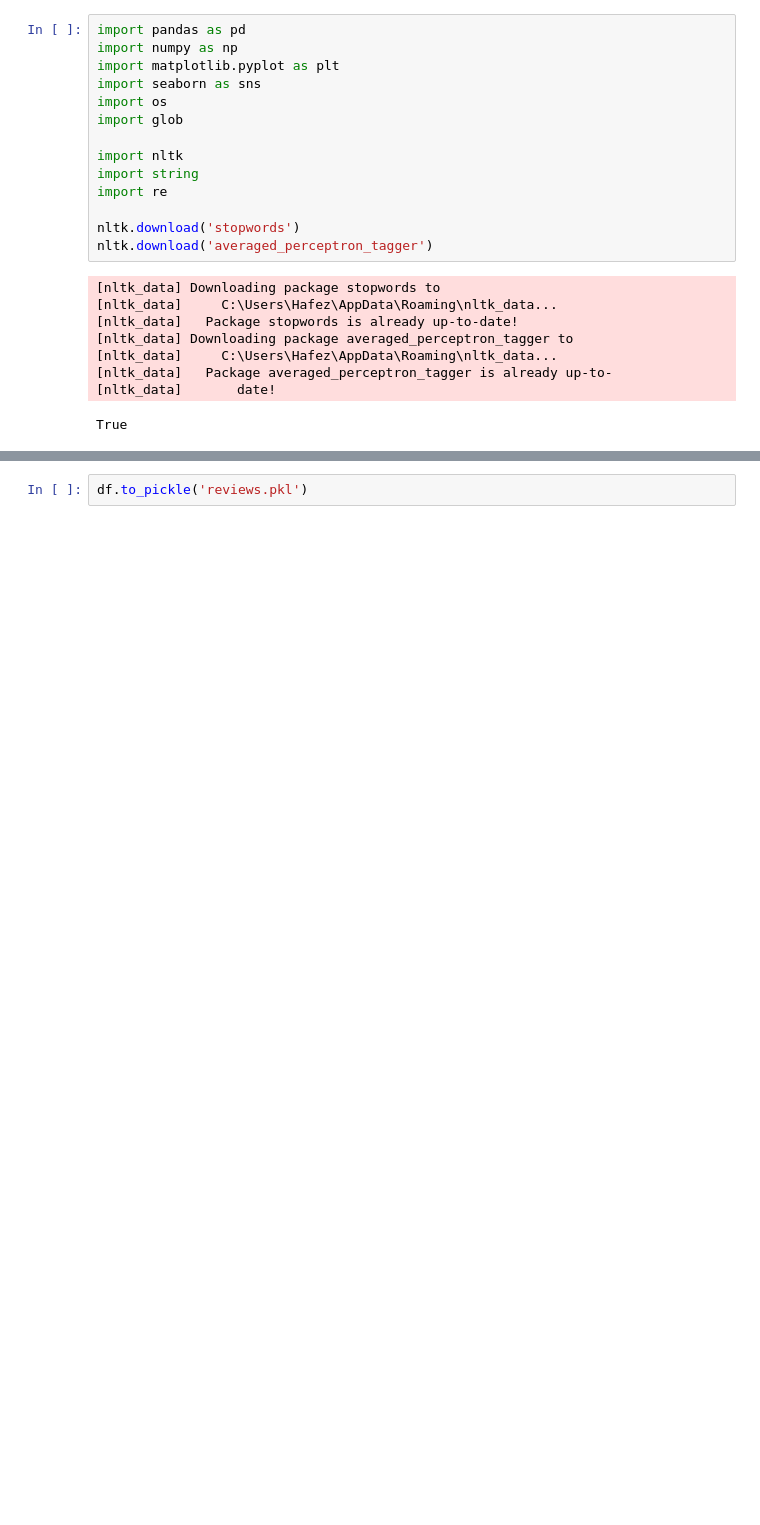
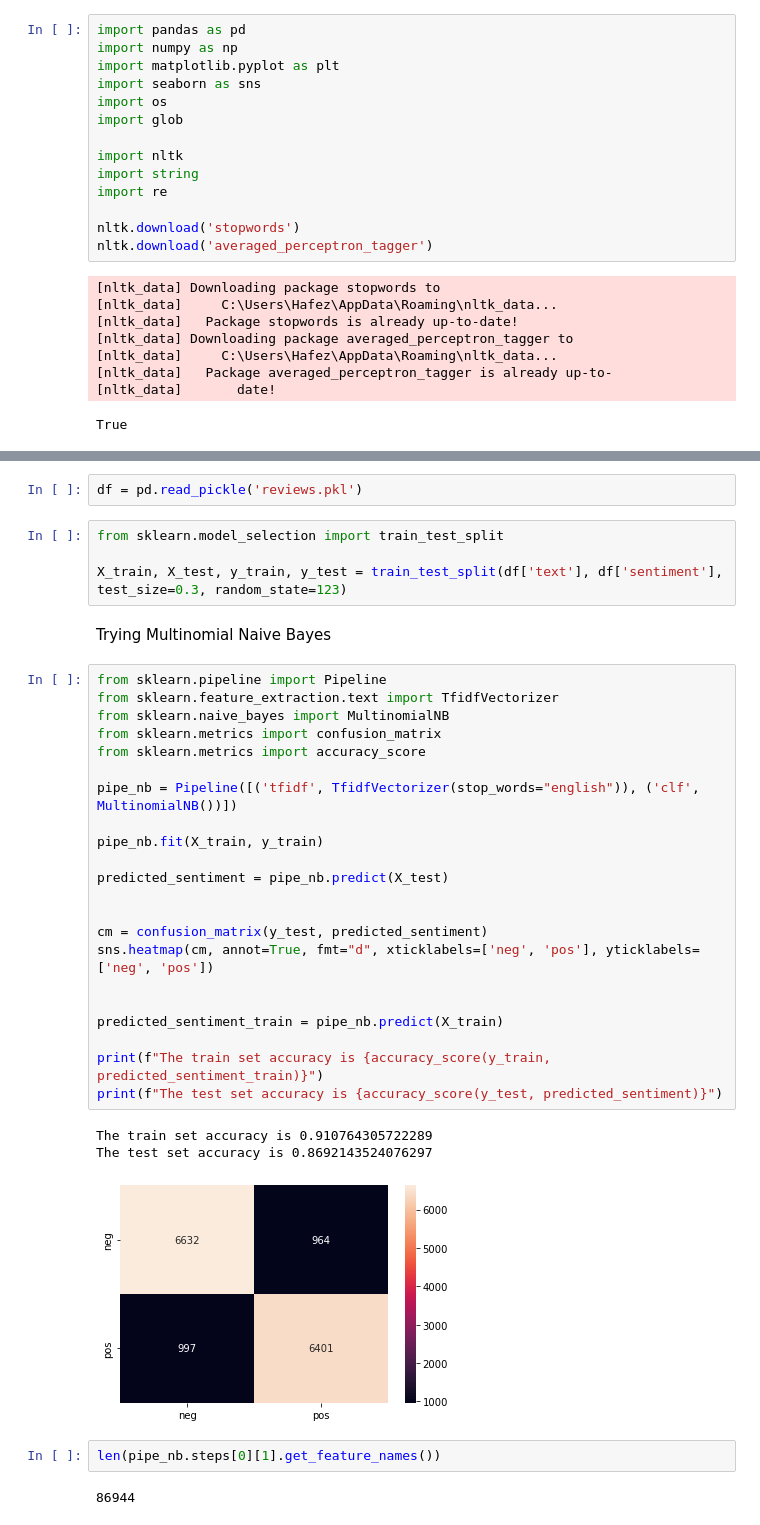
Before and after one commit to christesont/cs4448_finalproject, a Jupyter notebook: cs4448_finalproject.ipynb, the cells around one changed output, grey strips where cells are left out. Cells and saved outputs as stored; diff of their text form; blank space fills up the shorter version.

```diff
--- a/cs4448_finalproject.ipynb
+++ b/cs4448_finalproject.ipynb
@@ -102,2 +85,38 @@ See the caveats in the documentation: https://pandas.pydata.org/pandas-docs/stab
 # %%
-df.to_pickle('reviews.pkl')
+df = pd.read_pickle('reviews.pkl')
+# %%
+from sklearn.model_selection import train_test_split
+
+X_train, X_test, y_train, y_test = train_test_split(df['text'], df['sentiment'], test_size=0.3, random_state=123)
+# %% [markdown]
+Trying Multinomial Naive Bayes
+# %%
+from sklearn.pipeline import Pipeline
+from sklearn.feature_extraction.text import TfidfVectorizer
+from sklearn.naive_bayes import MultinomialNB
+from sklearn.metrics import confusion_matrix
+from sklearn.metrics import accuracy_score
+
+pipe_nb = Pipeline([('tfidf', TfidfVectorizer(stop_words="english")), ('clf', MultinomialNB())])
+
+pipe_nb.fit(X_train, y_train)
+
+predicted_sentiment = pipe_nb.predict(X_test)
+
+
+cm = confusion_matrix(y_test, predicted_sentiment)
+sns.heatmap(cm, annot=True, fmt="d", xticklabels=['neg', 'pos'], yticklabels=['neg', 'pos'])
+
+
+predicted_sentiment_train = pipe_nb.predict(X_train)
+
+print(f"The train set accuracy is {accuracy_score(y_train, predicted_sentiment_train)}")
+print(f"The test set accuracy is {accuracy_score(y_test, predicted_sentiment)}")
+# %% [output]
+The train set accuracy is 0.910764305722289
+The test set accuracy is 0.8692143524076297
+[figure, added]
+# %%
+len(pipe_nb.steps[0][1].get_feature_names())
+# %% [output]
+86944
```
Also changed, not shown: parts of 15 cells of this notebook.
